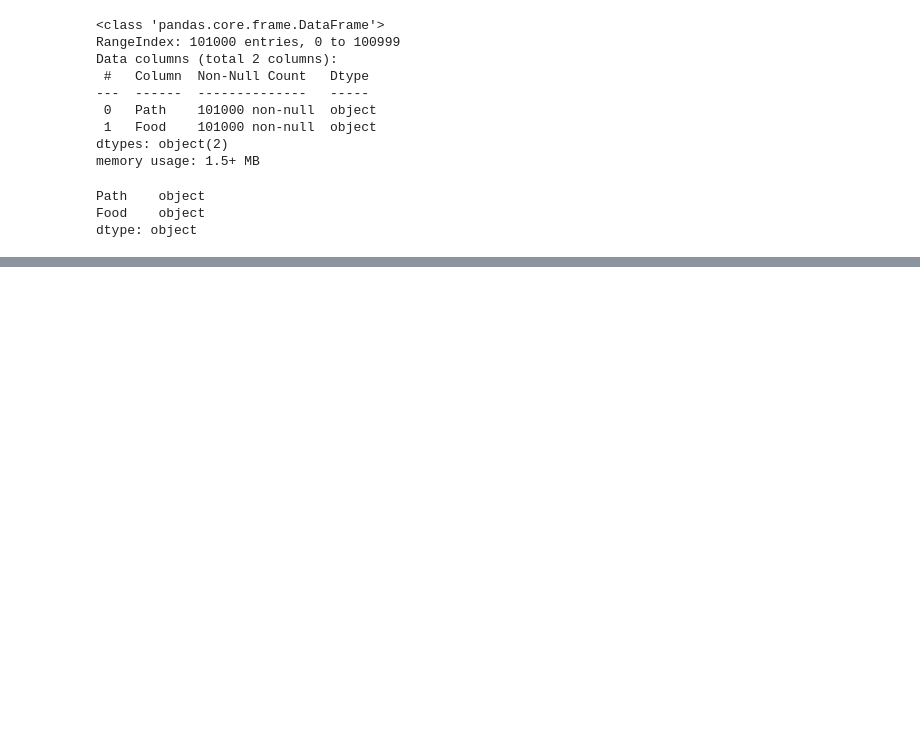
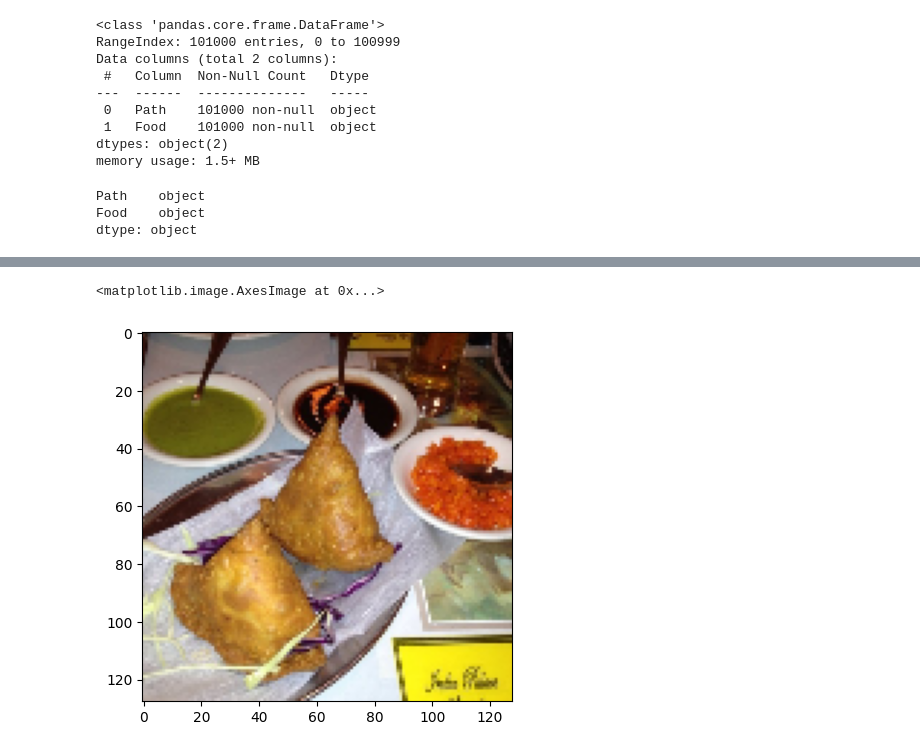
Before and after one commit to UnderCoverTable/CNN-Food-Classifier, a Jupyter notebook: Models/Food_Classifier.ipynb, the cells around one changed output, grey strips where cells are left out. Drawn from its saved outputs; the diff is of its cells as text; code cells hidden in the pictures; blank space fills up the shorter version.

```diff
--- a/Models/Food_Classifier.ipynb
+++ b/Models/Food_Classifier.ipynb
@@ -193,6 +214,12 @@ for image in df_selected["Path"]:
     img = cv2.resize(img,IMG_SIZE)
 
     features.append(img)
+# %%
+rgb = cv2.cvtColor(features[:1][0], cv2.COLOR_BGR2RGB)
+plt.imshow(rgb)
+# %% [output]
+<matplotlib.image.AxesImage at 0x...>
+[figure, added]
 # %%
 x = np.array(features)
 x = x / 255.0
```
Also changed, not shown: parts of 12 cells of this notebook.
